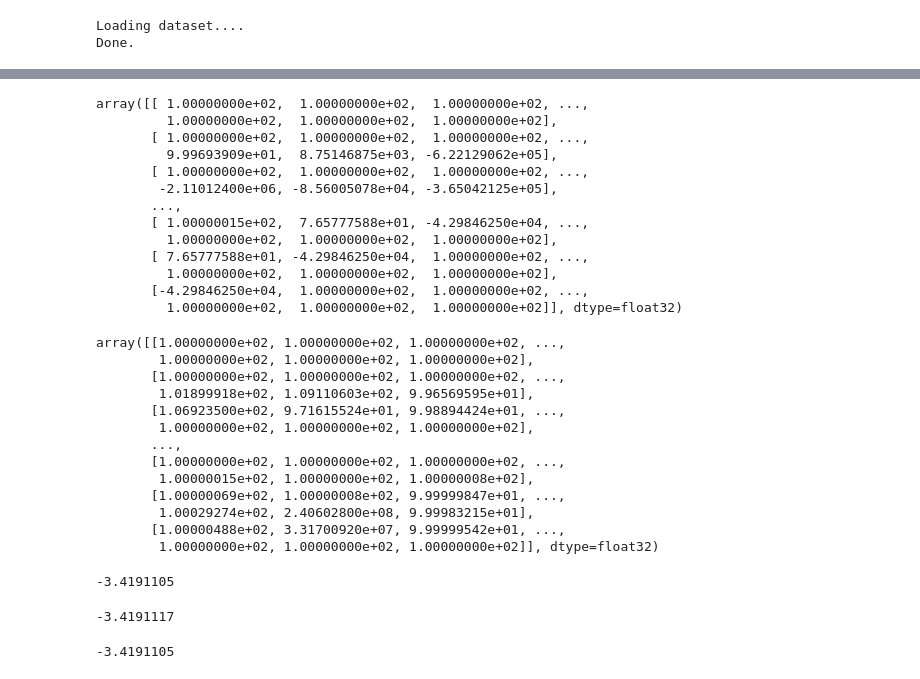
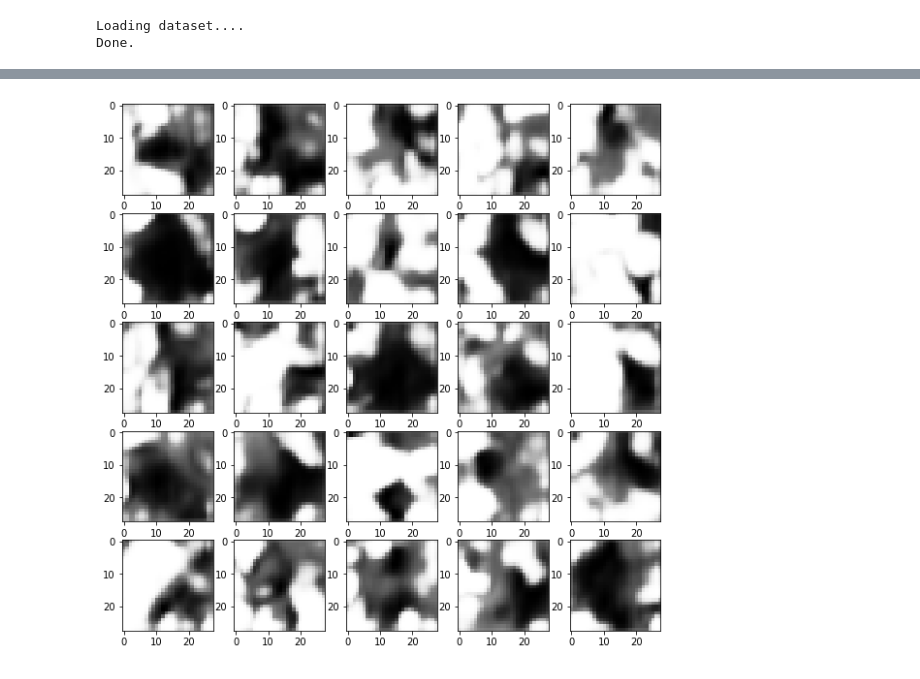
Before and after one commit to ShivamShrirao/GANs_from_scratch, a Jupyter notebook: DCGAN.ipynb, the cells around one changed output, grey strips where cells are left out. Drawn from its saved outputs; the diff is of its cells as text; code cells hidden in the pictures.

```diff
--- a/DCGAN.ipynb
+++ b/DCGAN.ipynb
@@ -38,17 +39,18 @@ Seed: 66
 # %%
 def generator():
     model=Sequential()
-    model.add(dense(128*7*7,activation=functions.relu,input_shape=100))
+    model.add(dense(128*7*7,activation=functions.leakyRelu,input_shape=100))
     model.add(reshape((7,7,128)))
     model.add(upsampling())
-    model.add(conv2d(128,kernel_size=3))
+    model.add(dropout(0.25))
+    model.add(conv2d(128,kernel_size=3,activation=functions.leakyRelu))
     model.add(BatchNormalization())
-    model.add(Activation(functions.relu))
     model.add(upsampling())
-    model.add(conv2d(64,kernel_size=3))
+    model.add(dropout(0.25))
+    model.add(conv2d(64,kernel_size=3,activation=functions.leakyRelu))
     model.add(BatchNormalization())
-    model.add(Activation(functions.relu))
-    model.add(conv2d(1,kernel_size=3))
+    model.add(dropout(0.25))
+    model.add(conv2d(1,kernel_size=3,activation=functions.leakyRelu))
     model.add(Activation(functions.tanh))
     return model
 g=generator()
@@ -211,44 +178,9 @@ array([[ 1.0000000e+02,  1.0000000e+02,  1.0000000e+02, ...,
-# %%
-d.sequence[11].coled
-# %% [output]
-array([[ 1.00000000e+02,  1.00000000e+02,  1.00000000e+02, ...,
-         1.00000000e+02,  1.00000000e+02,  1.00000000e+02],
-       [ 1.00000000e+02,  1.00000000e+02,  1.00000000e+02, ...,
-         9.99693909e+01,  8.75146875e+03, -6.22129062e+05],
-       [ 1.00000000e+02,  1.00000000e+02,  1.00000000e+02, ...,
-        -2.11012400e+06, -8.56005078e+04, -3.65042125e+05],
-       ...,
-       [ 1.00000015e+02,  7.65777588e+01, -4.29846250e+04, ...,
-         1.00000000e+02,  1.00000000e+02,  1.00000000e+02],
-       [ 7.65777588e+01, -4.29846250e+04,  1.00000000e+02, ...,
-         1.00000000e+02,  1.00000000e+02,  1.00000000e+02],
-       [-4.29846250e+04,  1.00000000e+02,  1.00000000e+02, ...,
-         1.00000000e+02,  1.00000000e+02,  1.00000000e+02]], dtype=float32)
-# %%
-d.sequence[11].d_ker.coled
-# %% [output]
-array([[1.00000000e+02, 1.00000000e+02, 1.00000000e+02, ...,
-        1.00000000e+02, 1.00000000e+02, 1.00000000e+02],
-       [1.00000000e+02, 1.00000000e+02, 1.00000000e+02, ...,
-        1.01899918e+02, 1.09110603e+02, 9.96569595e+01],
-       [1.06923500e+02, 9.71615524e+01, 9.98894424e+01, ...,
-        1.00000000e+02, 1.00000000e+02, 1.00000000e+02],
-       ...,
-       [1.00000000e+02, 1.00000000e+02, 1.00000000e+02, ...,
-        1.00000015e+02, 1.00000000e+02, 1.00000008e+02],
-       [1.00000069e+02, 1.00000008e+02, 9.99999847e+01, ...,
-        1.00029274e+02, 2.40602800e+08, 9.99983215e+01],
-       [1.00000488e+02, 3.31700920e+07, 9.99999542e+01, ...,
-        1.00000000e+02, 1.00000000e+02, 1.00000000e+02]], dtype=float32)
-# %%
-d.sequence[11].d_inp.kernels.sum()
-# %% [output]
--3.4191105
-# %%
-d.sequence[11].kernels.sum()
-# %% [output]
--3.4191117
-# %%
-d.sequence[11].flipped.sum()
-# %% [output]
--3.4191105
+# %%
+fig, ax = plt.subplots(nrows=5,ncols=5,figsize=[10,10])
+fig.patch.set_facecolor('white')
+noise=np.random.normal(-1,1,(25,100)).astype(np.float32)
+gen=g.predict(noise)
+for i,axi in enumerate(ax.flat):
+    axi.imshow(gen[i].squeeze(), cmap='Greys')
+# %% [output]
+[figure, added]
```
Also changed, not shown: parts of 13 cells of this notebook.
